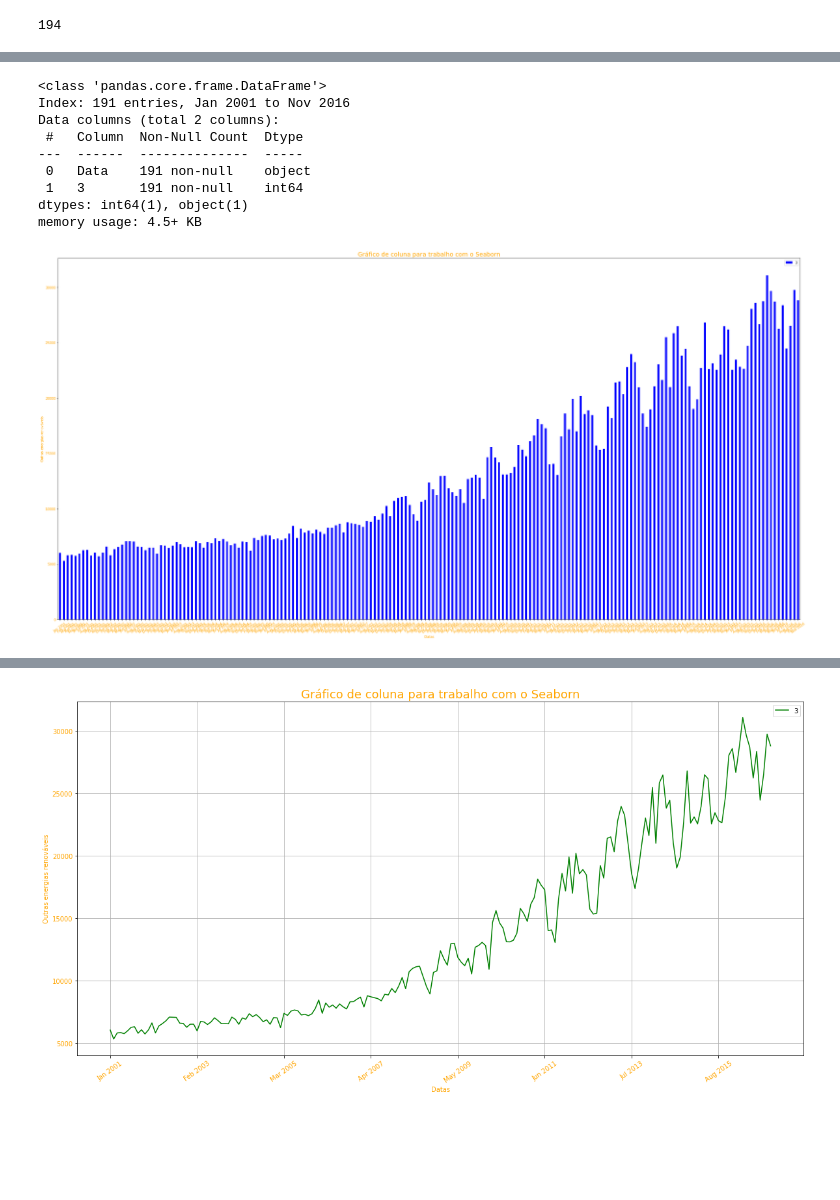
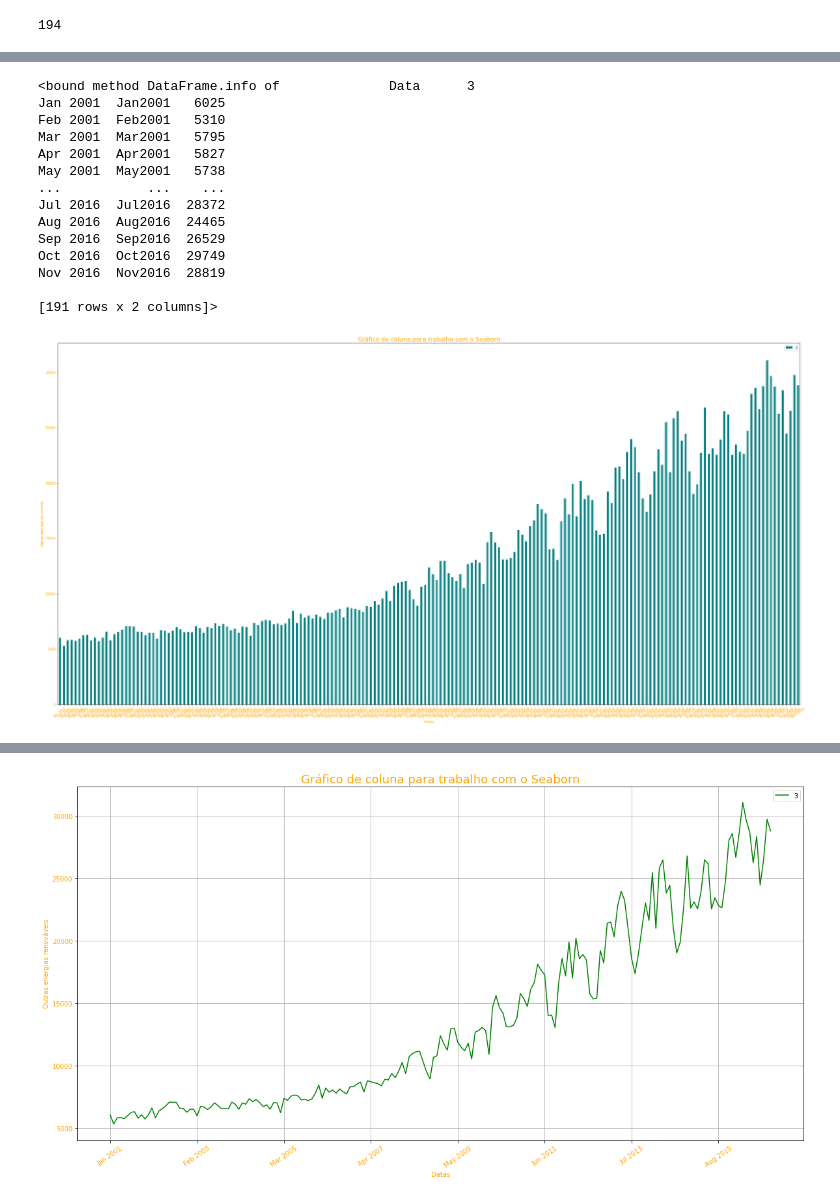
Before and after one commit to AndreLovo/Analise-de-dados, a Jupyter notebook: Cópia_de_Energia_Ren_USA.ipynb, the cells around one changed output, grey strips where cells are left out. Cells and saved outputs as stored; diff of their text form; code cells hidden in the pictures; blank space fills up the shorter version.

```diff
--- a/Cópia_de_Energia_Ren_USA.ipynb
+++ b/Cópia_de_Energia_Ren_USA.ipynb
@@ -252,26 +259,31 @@ df_tabela1
 df_tabela1[3] = df_tabela1[3].astype(int)
 # %%
 # Vamos analisar os tipos das colunas
-df_tabela1.info()
+df_tabela1.info
 # %% [output]
-<class 'pandas.core.frame.DataFrame'>
-Index: 191 entries, Jan 2001 to Nov 2016
-Data columns (total 2 columns):
- #   Column  Non-Null Count  Dtype
----  ------  --------------  -----
- 0   Data    191 non-null    object
- 1   3       191 non-null    int64
-dtypes: int64(1), object(1)
-memory usage: 4.5+ KB
+<bound method DataFrame.info of              Data      3
+Jan 2001  Jan2001   6025
+Feb 2001  Feb2001   5310
+Mar 2001  Mar2001   5795
+Apr 2001  Apr2001   5827
+May 2001  May2001   5738
+...           ...    ...
+Jul 2016  Jul2016  28372
+Aug 2016  Aug2016  24465
+Sep 2016  Sep2016  26529
+Oct 2016  Oct2016  29749
+Nov 2016  Nov2016  28819
+
+[191 rows x 2 columns]>
 # %%
 # Montando o gráfico para duas colunas -
-fi1=df_tabela1.plot.bar(facecolor='blue',figsize=(40,20), width = 0.5)
+fi1=df_tabela1.plot.bar(facecolor='teal',figsize=(40,20), width = 0.5)
 plt.title('Gráfico de coluna para trabalho com o Seaborn', fontsize=18, color='orange')
 plt.xticks (color='orange', rotation= 35)
 plt.yticks (color='orange')
 plt.xlabel('Datas',color='orange')
 plt.ylabel('Outras energias renováveis',color='orange')
 plt.legend()
 plt.show()
 # %% [output]
-[figure, old version]
+[figure, new version]
```
Also changed, not shown: parts of 28 cells of this notebook.
